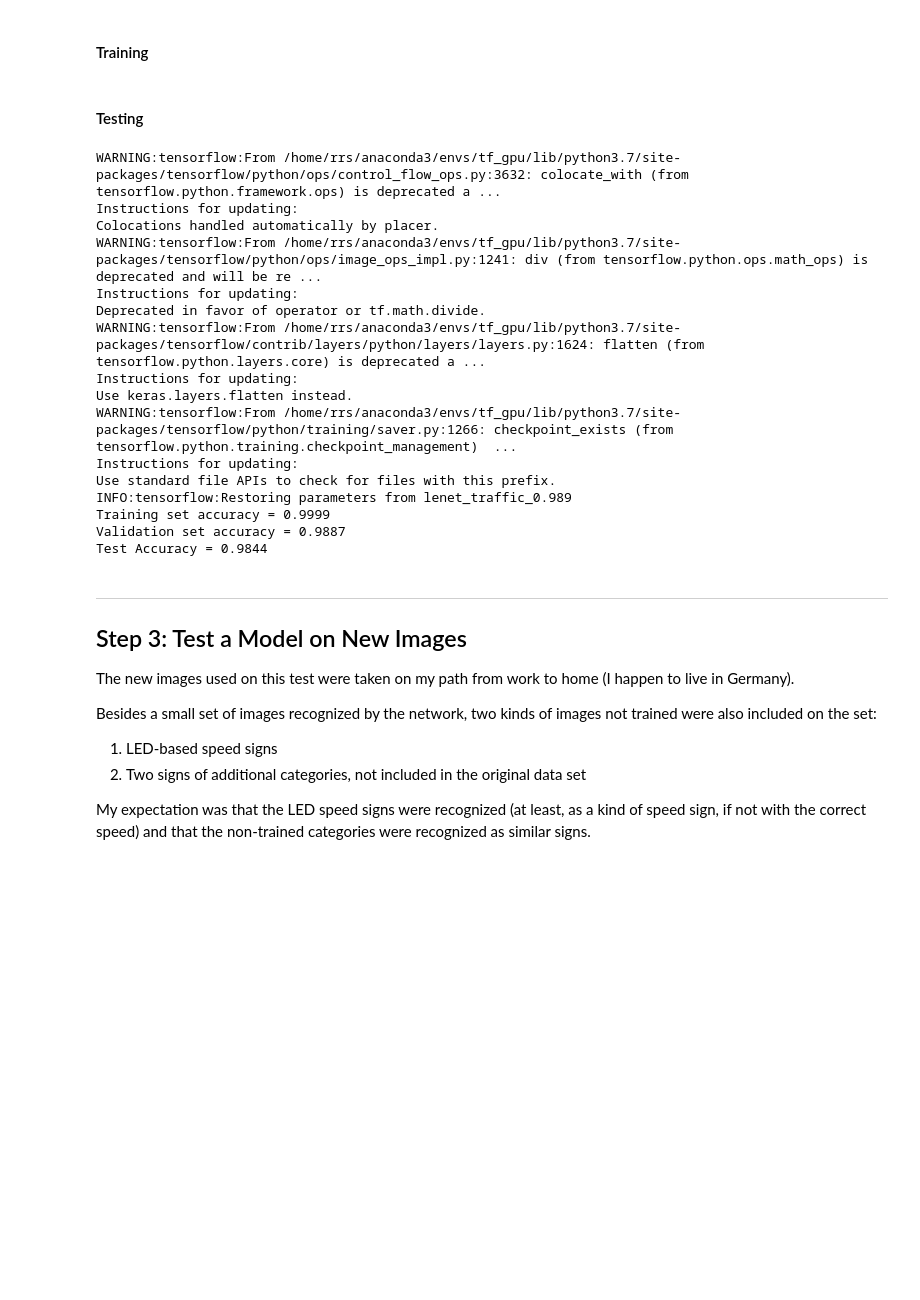
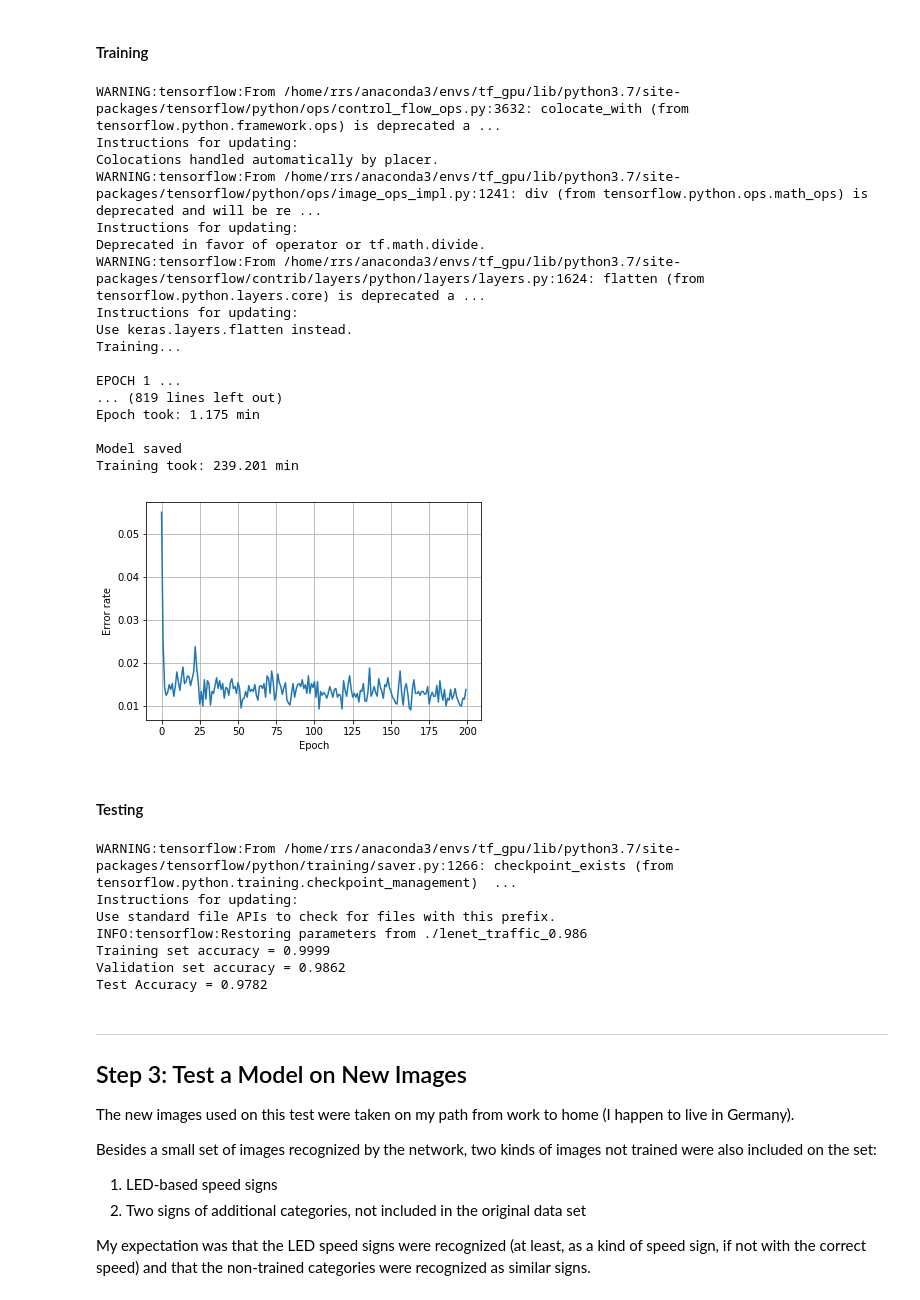
Before and after one commit to nonducor/T1P03_Traffic_Sign_Classification, a Jupyter notebook: Traffic_Sign_Classifier.ipynb, the cells around one changed output. Cells and saved outputs as stored; diff of their text form; code cells hidden in the pictures; blank space fills up the shorter version.

```diff
--- a/Traffic_Sign_Classifier.ipynb
+++ b/Traffic_Sign_Classifier.ipynb
@@ -386,27 +400,46 @@ def do_train(X_train, y_train, X_valid, y_valid):
 # %%
 DO_TRAIN = True
 
 import pickle
 
 accuracies = []
 if DO_TRAIN:
     start = time.time()
-    (accuracies, file_name) = do_train(X_train, y_train, X_valid, y_valid)
+    (accuracies, file_name, total_paused_time) = do_train(X_train, y_train, X_valid, y_valid)
     end = time.time()
-    training_time = (end - start)
+    training_time = (end - start - total_paused_time)
     with open('accuracies_log.p', 'wb') as fh:
         pickle.dump((accuracies, training_time), fh)
     print(f'Training took: {training_time/60:0.03f} min')
 
     plt.plot([1- a for a in accuracies])
     plt.grid(True)
     plt.xlabel('Epoch')
     plt.ylabel('Error rate')
+# %% [output]
+WARNING:tensorflow:From /home/rrs/anaconda3/envs/tf_gpu/lib/python3.7/site-packages/tensorflow/python/ops/control_flow_ops.py:3632: colocate_with (from tensorflow.python.framework.ops) is deprecated a ...
+Instructions for updating:
+Colocations handled automatically by placer.
+WARNING:tensorflow:From /home/rrs/anaconda3/envs/tf_gpu/lib/python3.7/site-packages/tensorflow/python/ops/image_ops_impl.py:1241: div (from tensorflow.python.ops.math_ops) is deprecated and will be re ...
+Instructions for updating:
+Deprecated in favor of operator or tf.math.divide.
+WARNING:tensorflow:From /home/rrs/anaconda3/envs/tf_gpu/lib/python3.7/site-packages/tensorflow/contrib/layers/python/layers/layers.py:1624: flatten (from tensorflow.python.layers.core) is deprecated a ...
+Instructions for updating:
+Use keras.layers.flatten instead.
+Training...
+
+EPOCH 1 ...
+... (819 lines left out)
+Epoch took: 1.175 min
+
+Model saved
+Training took: 239.201 min
+[figure, added]
 # %% [markdown]
 #### Testing
 # %%
 if not DO_TRAIN:
-    file_name = 'lenet_traffic_0.989'
+    file_name = 'lenet_traffic_0.986'
 
 tf.reset_default_graph()
 (training_operation, accuracy_operation, logits, x, y, dropout_rate, learning_rate, layers) = instantiate_network()
@@ -422,22 +455,13 @@ with tf.Session() as sess:
     test_accuracy = evaluate(x, y, dropout_rate, accuracy_operation, X_test, y_test)
     print(f"Test Accuracy = {test_accuracy:.4f}")
 # %% [output]
-WARNING:tensorflow:From /home/rrs/anaconda3/envs/tf_gpu/lib/python3.7/site-packages/tensorflow/python/ops/control_flow_ops.py:3632: colocate_with (from tensorflow.python.framework.ops) is deprecated a ...
-Instructions for updating:
-Colocations handled automatically by placer.
-WARNING:tensorflow:From /home/rrs/anaconda3/envs/tf_gpu/lib/python3.7/site-packages/tensorflow/python/ops/image_ops_impl.py:1241: div (from tensorflow.python.ops.math_ops) is deprecated and will be re ...
-Instructions for updating:
-Deprecated in favor of operator or tf.math.divide.
-WARNING:tensorflow:From /home/rrs/anaconda3/envs/tf_gpu/lib/python3.7/site-packages/tensorflow/contrib/layers/python/layers/layers.py:1624: flatten (from tensorflow.python.layers.core) is deprecated a ...
-Instructions for updating:
-Use keras.layers.flatten instead.
 WARNING:tensorflow:From /home/rrs/anaconda3/envs/tf_gpu/lib/python3.7/site-packages/tensorflow/python/training/saver.py:1266: checkpoint_exists (from tensorflow.python.training.checkpoint_management)  ...
 Instructions for updating:
 Use standard file APIs to check for files with this prefix.
-INFO:tensorflow:Restoring parameters from lenet_traffic_0.989
+INFO:tensorflow:Restoring parameters from ./lenet_traffic_0.986
 Training set accuracy = 0.9999
-Validation set accuracy = 0.9887
-Test Accuracy = 0.9844
+Validation set accuracy = 0.9862
+Test Accuracy = 0.9782
 # %% [markdown]
 ---
 
```
Also changed, not shown: parts of 17 cells of this notebook, 19 other files.
